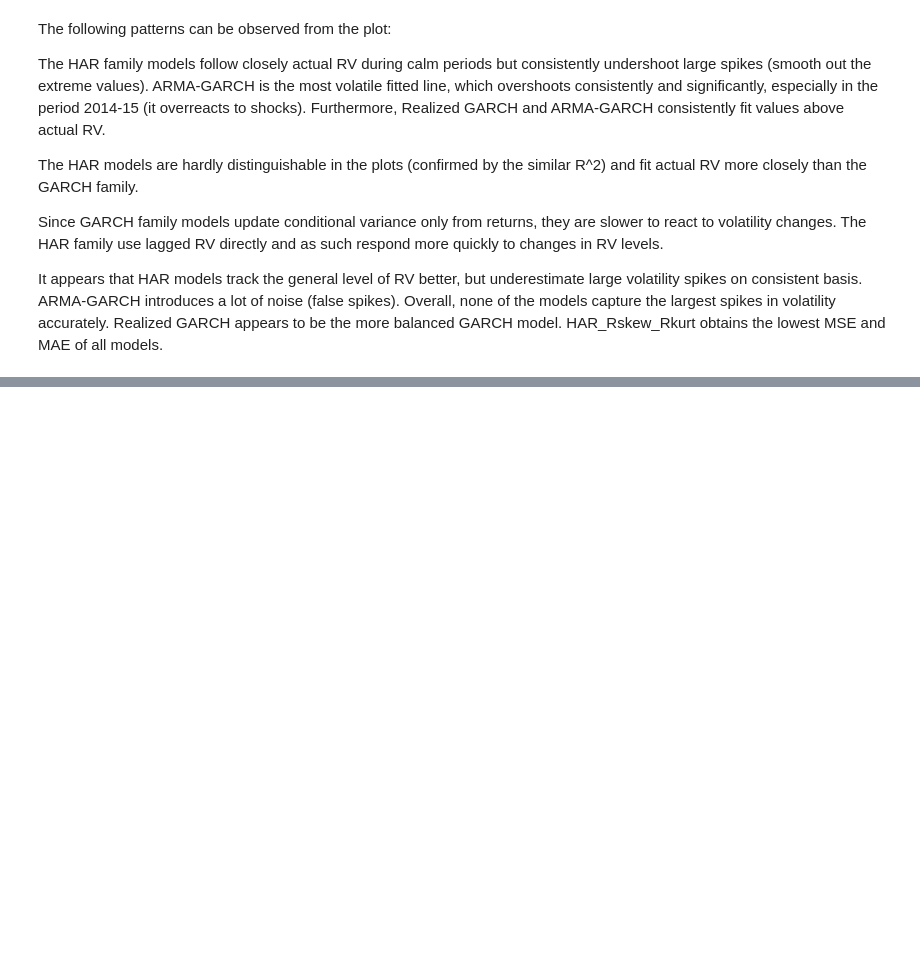
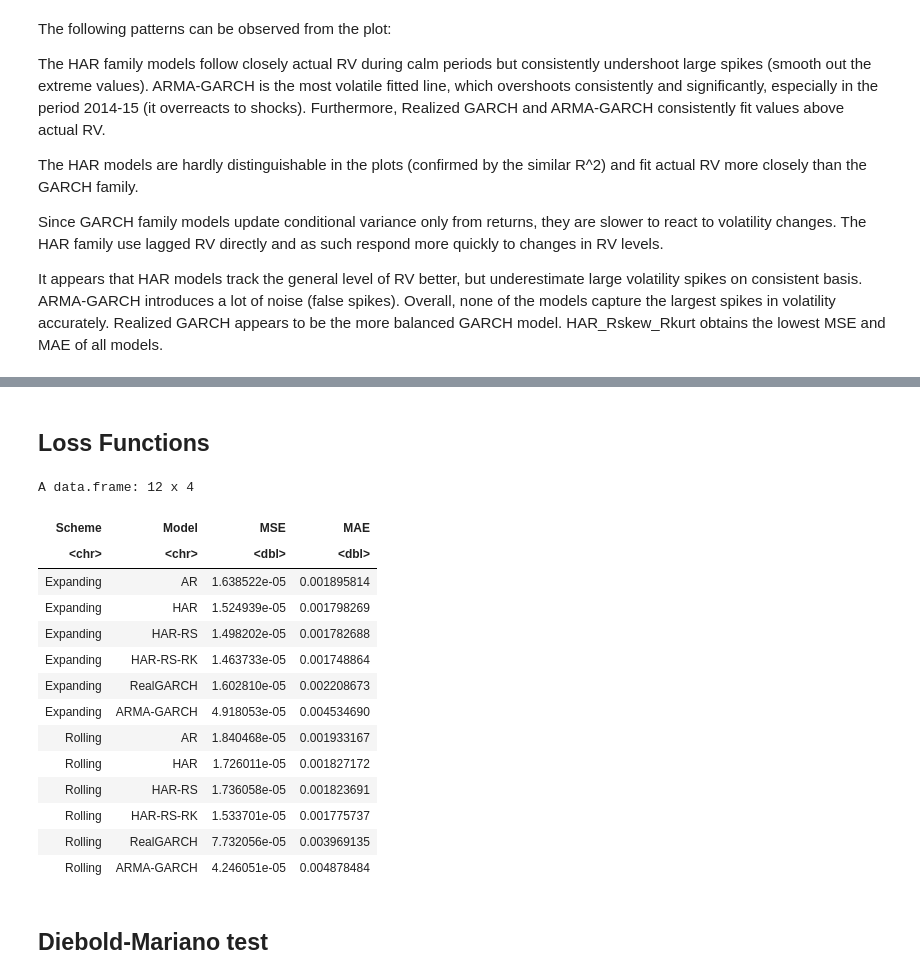
Before and after one commit to mildemx/FE1_Homeworks, a Jupyter notebook: Project/Financial_Econ_Project.ipynb, the cells around one changed output, grey strips where cells are left out. Saved outputs shown, nothing was run; the diff lists cells and outputs as text; code cells hidden in the pictures; blank space fills up the shorter version.

```diff
--- a/Project/Financial_Econ_Project.ipynb
+++ b/Project/Financial_Econ_Project.ipynb
@@ -676,0 +899,36 @@ It appears that HAR models track the general level of RV better, but underestima
+# %% [markdown]
+## Loss Functions
+# %%
+#MSE and MAE
+mse <- function(actual, forecast) mean((actual - forecast)^2)
+mae <- function(actual, forecast) mean(abs(actual - forecast))
+
+#Loss matrices
+loss_exp <- apply(forecasts_exp, 2, function(f) c(MSE = mse(actual_oos, f), MAE = mae(actual_oos, f)))
+loss_roll <- apply(forecasts_roll, 2, function(f) c(MSE = mse(actual_oos, f), MAE = mae(actual_oos, f)))
+
+loss_table <- data.frame(
+    Scheme = rep(c("Expanding", "Rolling"), each = 6),
+    Model = rep(colnames(forecasts_exp), 2),
+    MSE = c(loss_exp["MSE", ], loss_roll["MSE", ]),
+    MAE = c(loss_exp["MAE", ], loss_roll["MAE", ])
+)
+loss_table
+# %% [output]
+A data.frame: 12 x 4
+| Scheme | Model | MSE | MAE |
+| <chr> | <chr> | <dbl> | <dbl> |
+| Expanding | AR | 1.638522e-05 | 0.001895814 |
+| Expanding | HAR | 1.524939e-05 | 0.001798269 |
+| Expanding | HAR-RS | 1.498202e-05 | 0.001782688 |
+| Expanding | HAR-RS-RK | 1.463733e-05 | 0.001748864 |
+| Expanding | RealGARCH | 1.602810e-05 | 0.002208673 |
+| Expanding | ARMA-GARCH | 4.918053e-05 | 0.004534690 |
+| Rolling | AR | 1.840468e-05 | 0.001933167 |
+| Rolling | HAR | 1.726011e-05 | 0.001827172 |
+| Rolling | HAR-RS | 1.736058e-05 | 0.001823691 |
+| Rolling | HAR-RS-RK | 1.533701e-05 | 0.001775737 |
+| Rolling | RealGARCH | 7.732056e-05 | 0.003969135 |
+| Rolling | ARMA-GARCH | 4.246051e-05 | 0.004878484 |
+# %% [markdown]
+## Diebold-Mariano test
```
Also changed, not shown: parts of 20 cells of this notebook, 3 other files.
